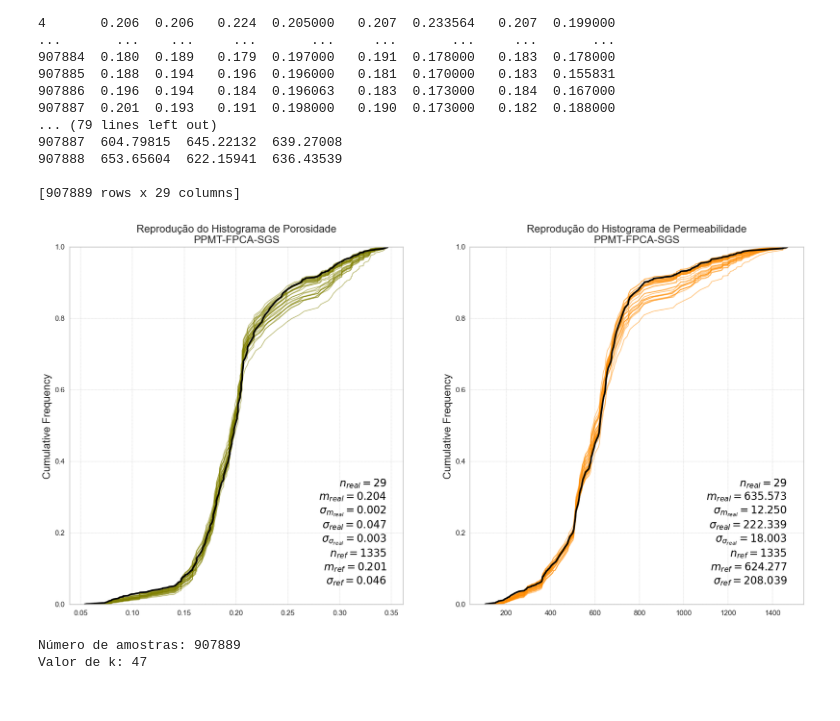
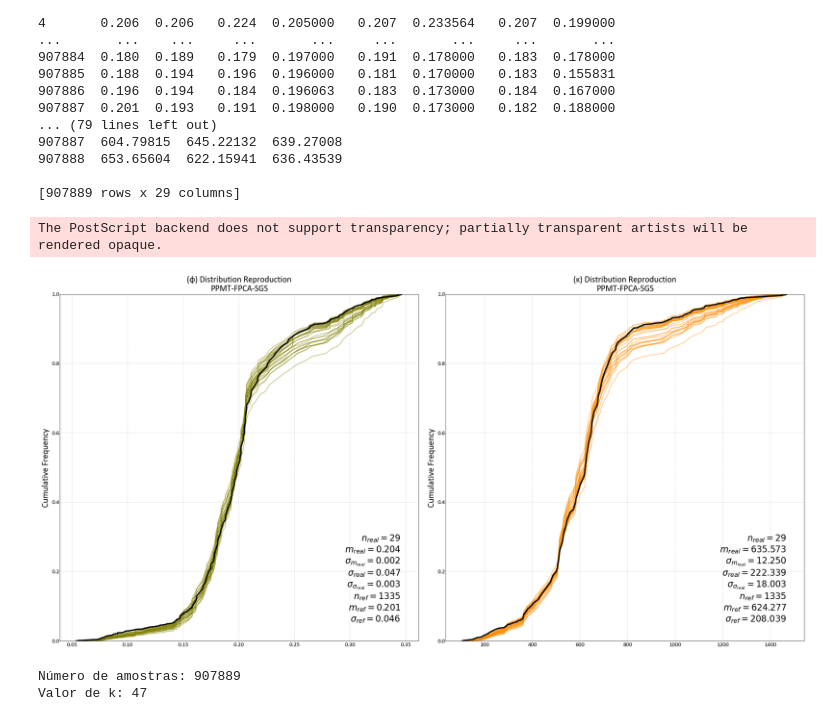
Before and after one commit to dm-bsilveira/PPMT-FDS-SGS, a Jupyter notebook: PPMT-FDA-SGS.ipynb, the cells around one changed output. Drawn from its saved outputs; the diff is of its cells as text; code cells hidden in the pictures.

```diff
--- a/PPMT-FDA-SGS.ipynb
+++ b/PPMT-FDA-SGS.ipynb
@@ -1268,3 +1183,19 @@ Index(['X', 'Y', 'Z', 'PC1', 'PC2', 'PC3', 'PC4', 'PC5', 'PC6', 'PC7', 'PC8',
 # %%
-vars_nscore = ['NScore: PC1', 'NScore: PC2', 'NScore: PC3', 'NScore: PC4', 'NScore: PC5', 'NScore: PC6', 'NScore: PC7', 'NScore: PC8', 'NScore: PC9', 'NScore: PC10', 'NScore: PC11', 'NScore: PC12']title = []for i in range(1, 13):    title.append(f'Nscore:mFPC{i}')fig, axes = plt.subplots(1, 3, figsize=(20, 5))for i in range(3):    var = vars_nscore[i]    gs.location_plot(ppmt_perm_fpca_nscore2_2, var=var, grid=True, ax=axes[i], title=title[i])plt.subplots_adjust(hspace=0.4, wspace=0.01)fig.savefig(f'{path}mFPC_location_plot.eps', format='eps', bbox_inches='tight')fig.savefig(f'{path}mFPC_location_plot.tif', format='tiff', dpi=600, bbox_inches='tight')plt.show()
+vars_nscore = []
+for i in range(1, 13):
+    vars_nscore.append(f'NScore: PC{i}')
+
+title = []
+for i in range(1, 13):
+    title.append(f'Nscore:mFPC{i}')
+
+fig, axes = plt.subplots(1, 3, figsize=(20, 5))
+for i in range(3):
+    var = vars_nscore[i]
+    gs.location_plot(ppmt_perm_fpca_nscore2_2, var=var, grid=True, ax=axes[i], title=title[i])
+
+plt.subplots_adjust(hspace=0.4, wspace=0.01)
+fig.savefig(f'{path}mFPC_location_plot.eps', format='eps', bbox_inches='tight')
+fig.savefig(f'{path}mFPC_location_plot.tif', format='tiff', dpi=600, bbox_inches='tight')
+plt.show()
 # %% [output]
@@ -2633,40 +2521,48 @@ Reals Poro DataFrame:
 
 [907889 rows x 29 columns]
 # %%
+# Histogram reproduction validation - Simulated vs Reference data
 fig, axes = plt.subplots(1, 2, figsize=(20, 10))
 
+# Porosity (φ) histogram
 gs.histogram_plot_simulation(simulated_data=reals_poro_df,
                              simulation_color=color_poro,
-                             reference_color ='black',
+                             reference_color='black',
                              grid=True,
                              reference_data=data_declus,
                              reference_variable='Poro',
                              alpha=0.5,
                              lw=2.5,
-                             #reference_weight='Declustering Weight',
-                             nreal=n_real, griddef=grid_3d,
-                             title='Reprodução do Histograma de Porosidade\nPPMT-FPCA-SGS',
+                             nreal=n_real,
+                             griddef=grid_3d,
+                             title='(φ) Distribution Reproduction\nPPMT-FPCA-SGS',
                              stat_fontsize=12,
                              ax=axes[0]
                             )
+
+# Permeability (κ) histogram
 gs.histogram_plot_simulation(simulated_data=reals_perm_df,
                              simulation_color=color_perm,
-                             reference_color ='black',
+                             reference_color='black',
                              grid=True,
                              reference_data=data_declus,
                              reference_variable='Perm',
                              alpha=0.5,
                              lw=2.5,
-                             #reference_weight='Declustering Weight',
-                             nreal=n_real, griddef=grid_3d,
-                             title='Reprodução do Histograma de Permeabilidade\nPPMT-FPCA-SGS',
+                             nreal=n_real,
+                             griddef=grid_3d,
+                             title='(κ) Distribution Reproduction\nPPMT-FPCA-SGS',
                              stat_fontsize=12,
                              ax=axes[1]
                             )
 
-plt.savefig(f'{path}hist_reproduction')
+plt.tight_layout()
+fig.savefig(f'{path}hist_reproduction.eps', format='eps', bbox_inches='tight')
+fig.savefig(f'{path}hist_reproduction.tif', format='tiff', dpi=600, bbox_inches='tight')
+plt.show()
 # %% [output]
+The PostScript backend does not support transparency; partially transparent artists will be rendered opaque.
-[figure, old version]
+[figure, new version]
 # %%
 data_poro = pd.DataFrame(data_declus['Poro'])
 # %%
```
Also changed, not shown: parts of 41 cells of this notebook.
